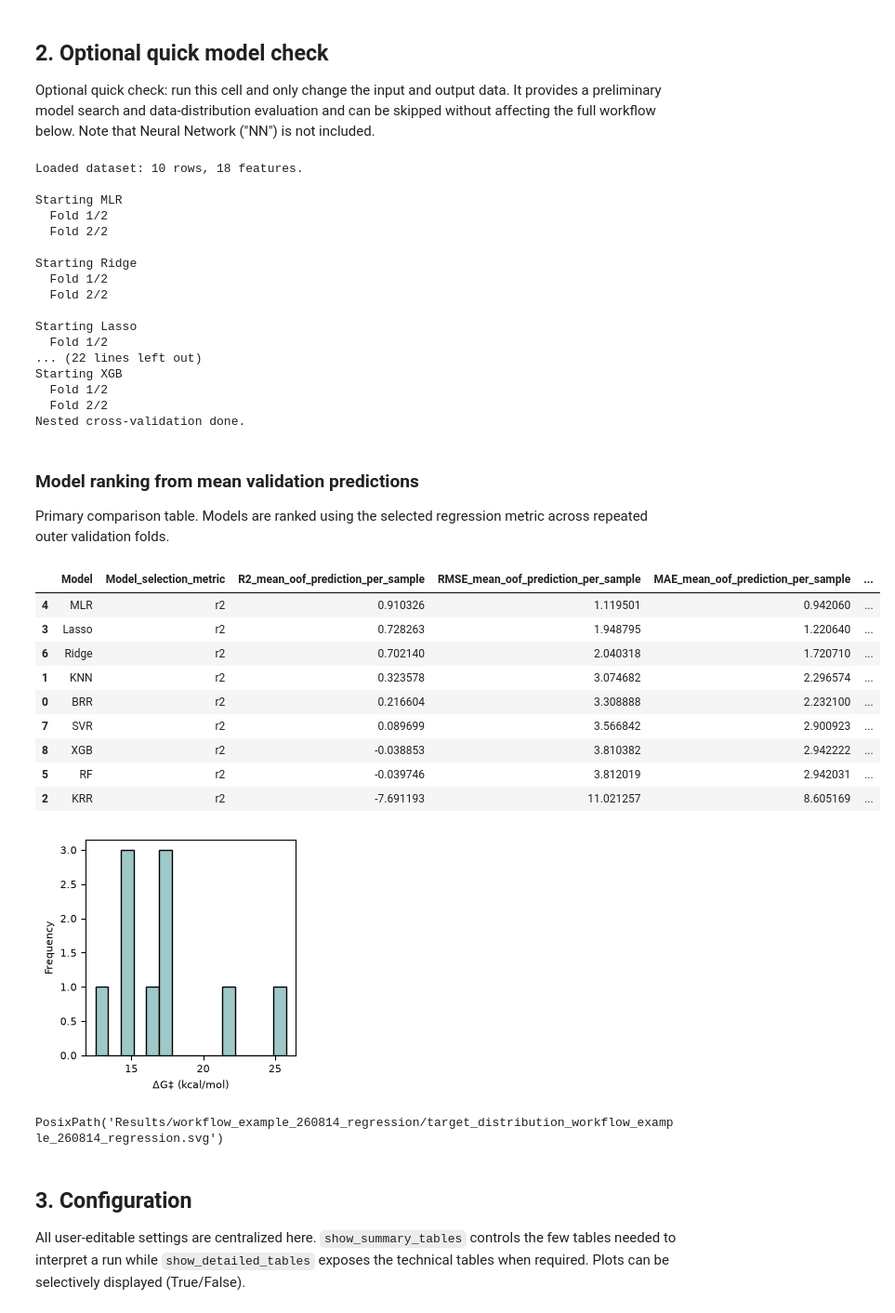
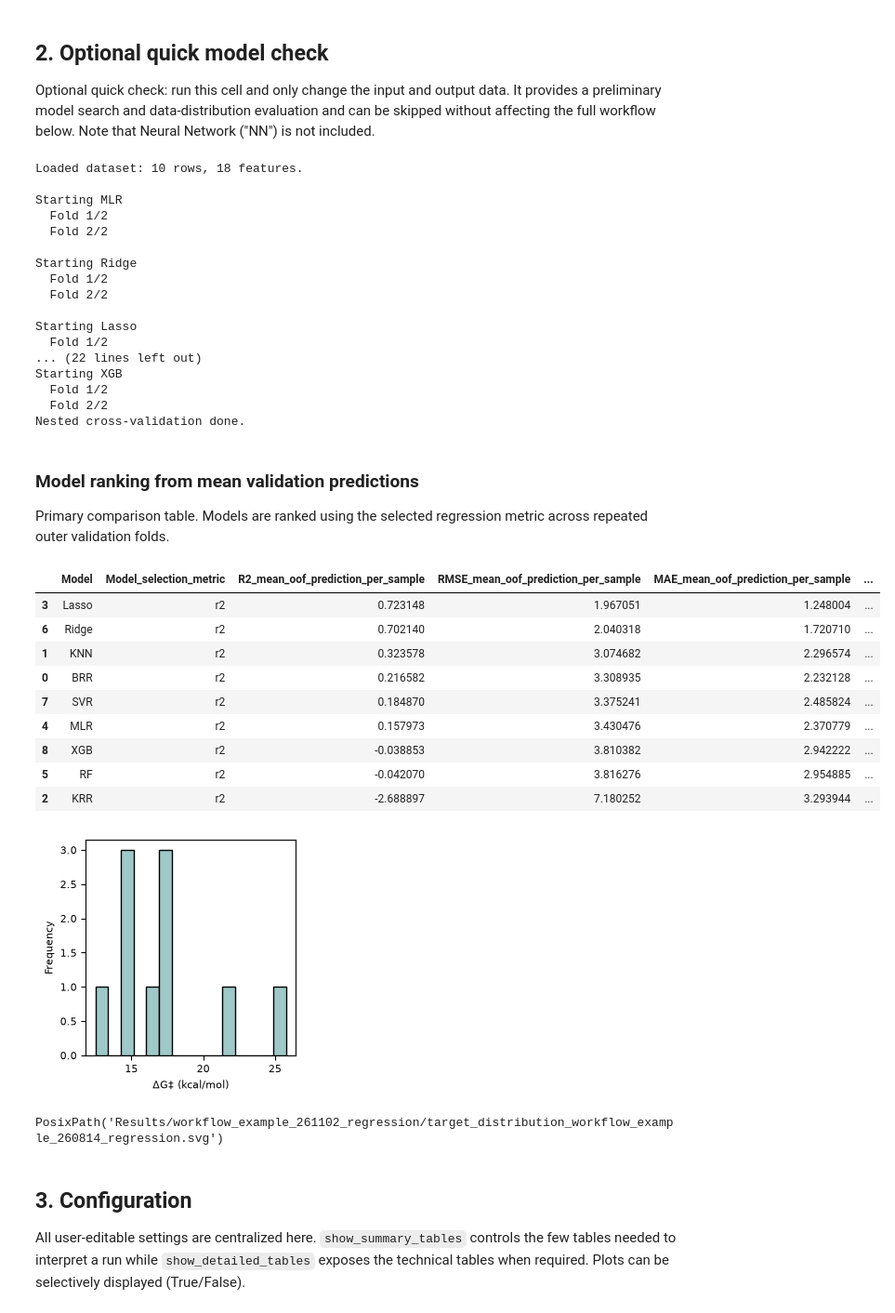
Before and after one commit to SigmanGroup/BO_modeling, a Jupyter notebook: bo_regression.ipynb, the cells around one changed output. Shown at 93% size. Saved outputs shown, nothing was run; the diff lists cells and outputs as text; code cells hidden in the pictures.

```diff
--- a/bo_regression.ipynb
+++ b/bo_regression.ipynb
@@ -85,11 +87,17 @@ id_columns = ["Nitroso"]
 drop_columns = ["Nitroso","G(Nu) (Ha)","G(nitroso) (Ha)","G(TS) (Ha)","G(TS_true) (Ha)"]
 
 # Output directory and optionally save & show results and figures (True/False)
-results_dir = Path("./Results/workflow_example_260814_regression")
+results_dir = Path("./Results/workflow_example_261102_regression")
 output_prefix = "workflow_example_260814_regression"
 save_excel = True
 save_figures = True
 show_figures = True
+
+# Performance, feature-selection and reproducibility options
+rfe_step = 0.1
+n_jobs = 4
+one_se = True # If True, select the smallest model within one standard error of the best inner-CV score.
+round_digits = 15
 
 # --------------------------------------------------------------------------------------------------------------
 # EDIT ABOVE THIS LINE
@@ -99,12 +107,7 @@ results_dir.mkdir(parents=True, exist_ok=True)
 show_summary_tables = True
 
 # Load the dataset and display a summary of rows, features, and metadata
-X, y, metadata = load_regression_data(
-    excel_file=excel_file,
-    sheet_name=sheet_name,
-    target_column=target_column,
-    id_columns=id_columns,
-    drop_columns=drop_columns)
+X, y, metadata = load_regression_data( excel_file=excel_file, sheet_name=sheet_name, target_column=target_column, id_columns=id_columns, drop_columns=drop_columns, round_digits=round_digits)
 print(f"Loaded dataset: {X.shape[0]} rows, {X.shape[1]} features.")
 
 # Run the nested cross-validation workflow
@@ -125,58 +128,51 @@ results = run_nested_regression(
     random_state=42,
     outer_split_strategy="random",
     inner_split_strategy="random",
+    rfe_step=rfe_step, n_jobs=n_jobs, one_se=one_se,
     verbose=True,)
 print("Nested cross-validation done.")
 
 # Optionally visualize the summary and detailed tables of results
 if show_summary_tables:
     show_table(
         "Model ranking from mean validation predictions",
         "Primary comparison table. Models are ranked using the selected regression metric across repeated outer validation folds.",
         results["summary_mean"],)
 
 # Plot the overall distribution of the response variable
-plot_target_distribution(
-    y=y,
-    target_label=target_column,
-    results_dir=results_dir,
-    output_prefix=output_prefix,
-    bins=15,
-    save_figures=save_figures,
-    show_figures=show_figures,
-)
+plot_target_distribution( y=y, target_label=target_column, results_dir=results_dir, output_prefix=output_prefix, bins=15, save_figures=save_figures, show_figures=show_figures, )
 # %% [output]
 Loaded dataset: 10 rows, 18 features.
 
 Starting MLR
   Fold 1/2
   Fold 2/2
 
 Starting Ridge
   Fold 1/2
   Fold 2/2
 
 Starting Lasso
   Fold 1/2
 ... (22 lines left out)
 Starting XGB
   Fold 1/2
   Fold 2/2
 Nested cross-validation done.
 ### Model ranking from mean validation predictions
 Primary comparison table. Models are ranked using the selected regression metric across repeated outer validation folds.
 |  | Model | Model_selection_metric | R2_mean_oof_prediction_per_sample | RMSE_mean_oof_prediction_per_sample | MAE_mean_oof_prediction_per_sample | ... |
-| 4 | MLR | r2 | 0.910326 | 1.119501 | 0.942060 | ... |
-| 3 | Lasso | r2 | 0.728263 | 1.948795 | 1.220640 | ... |
+| 3 | Lasso | r2 | 0.723148 | 1.967051 | 1.248004 | ... |
 | 6 | Ridge | r2 | 0.702140 | 2.040318 | 1.720710 | ... |
 | 1 | KNN | r2 | 0.323578 | 3.074682 | 2.296574 | ... |
-| 0 | BRR | r2 | 0.216604 | 3.308888 | 2.232100 | ... |
-| 7 | SVR | r2 | 0.089699 | 3.566842 | 2.900923 | ... |
+| 0 | BRR | r2 | 0.216582 | 3.308935 | 2.232128 | ... |
+| 7 | SVR | r2 | 0.184870 | 3.375241 | 2.485824 | ... |
+| 4 | MLR | r2 | 0.157973 | 3.430476 | 2.370779 | ... |
 | 8 | XGB | r2 | -0.038853 | 3.810382 | 2.942222 | ... |
-| 5 | RF | r2 | -0.039746 | 3.812019 | 2.942031 | ... |
-| 2 | KRR | r2 | -7.691193 | 11.021257 | 8.605169 | ... |
+| 5 | RF | r2 | -0.042070 | 3.816276 | 2.954885 | ... |
+| 2 | KRR | r2 | -2.688897 | 7.180252 | 3.293944 | ... |
 [figure]
-PosixPath('Results/workflow_example_260814_regression/target_distribution_workflow_example_260814_regression.svg')
+PosixPath('Results/workflow_example_261102_regression/target_distribution_workflow_example_260814_regression.svg')
 # %% [markdown]
 ## 3. Configuration
 All user-editable settings are centralized here. `show_summary_tables` controls the few tables needed to interpret a run while `show_detailed_tables` exposes the technical tables when required. Plots can be selectively displayed (True/False).
```
Also changed, not shown: parts of 10 cells of this notebook, 6 other files.
